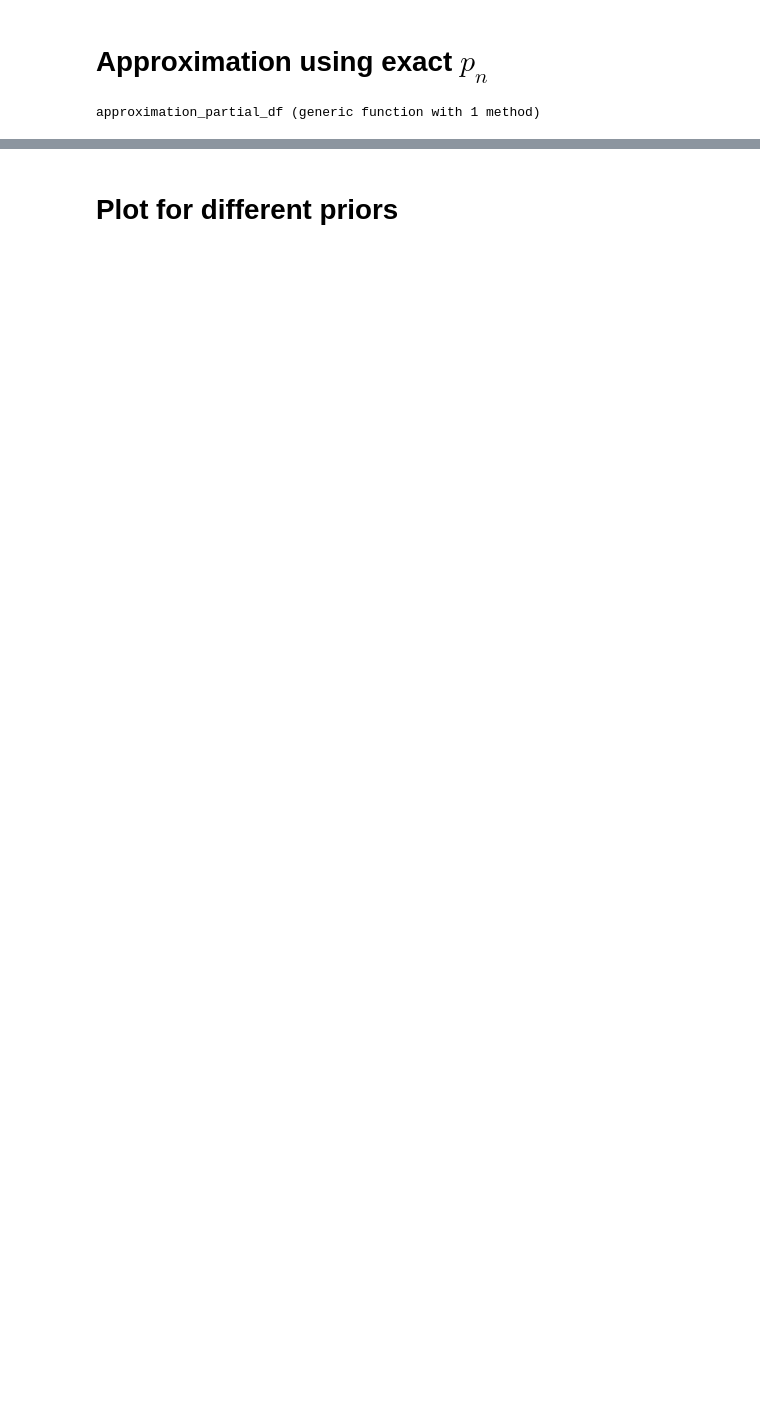
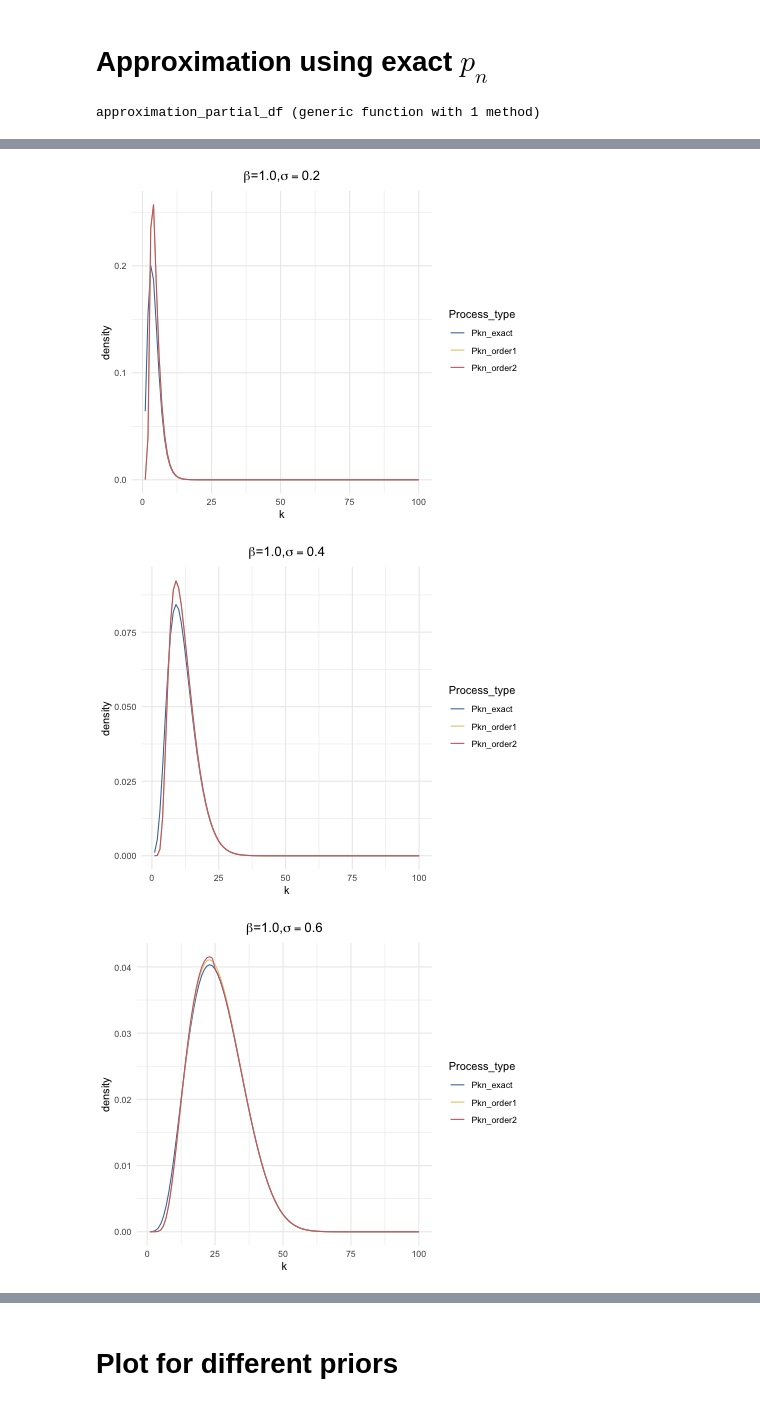
Before and after one commit to konkam/GibbsTypePriors, a Jupyter notebook: plots/Plots.ipynb, the cells around one changed output, grey strips where cells are left out. Drawn from its saved outputs; the diff is of its cells as text; code cells hidden in the pictures; blank space fills up the shorter version.

```diff
--- a/plots/Plots.ipynb
+++ b/plots/Plots.ipynb
@@ -303,0 +178,14 @@ using BenchmarkTools
+# %%
+σ_vec= [0.2, 0.4, 0.6, 0.8]
+DF_100 = map(x ->approximation_partial_df(1.0,x,100),σ_vec)
+P_approx_100 =Array{RObject{VecSxp}}(undef,length(σ_vec))
+for i in (1:length(σ_vec))
+             P_approx_100[i]= plot_draw2(DF_100[i],100,1.0,σ_vec[i])
+
+end
+# %%
+P_approx_100
+# %% [output]
+[figure, added]
+[figure, added]
+[figure, added]
```
Also changed, not shown: parts of 50 cells of this notebook, 12 other files.
